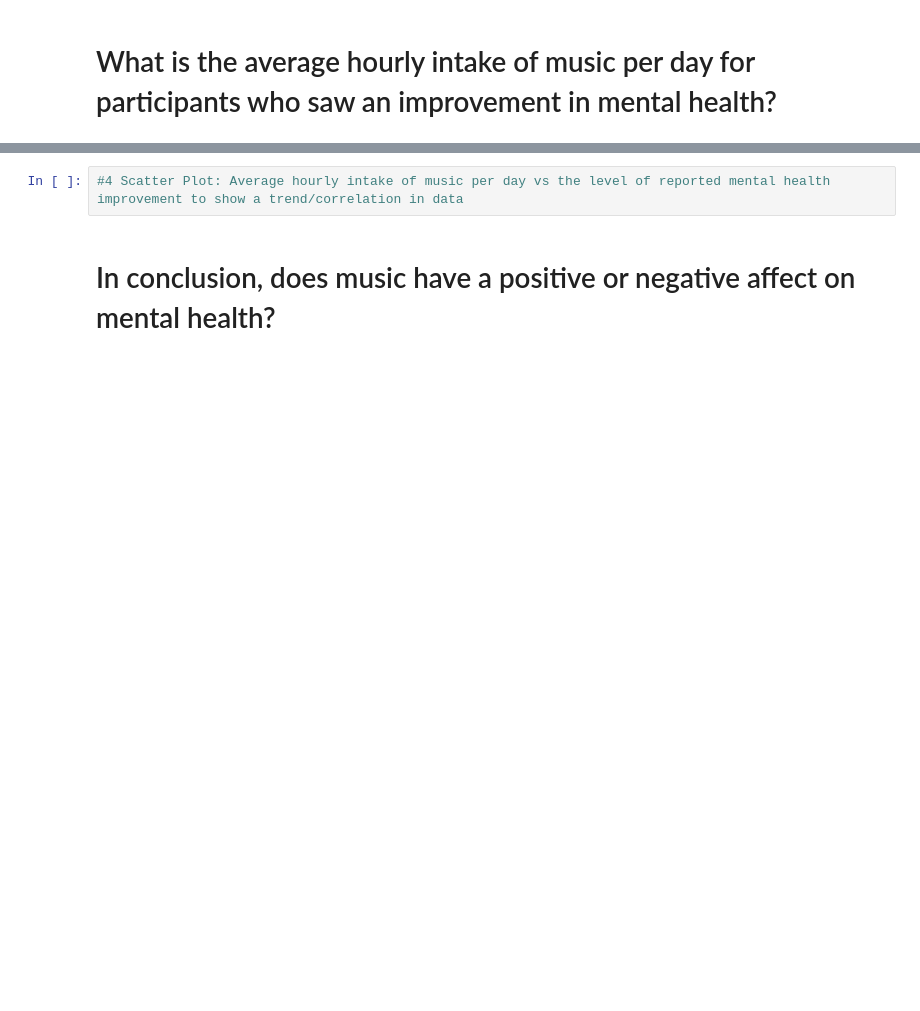
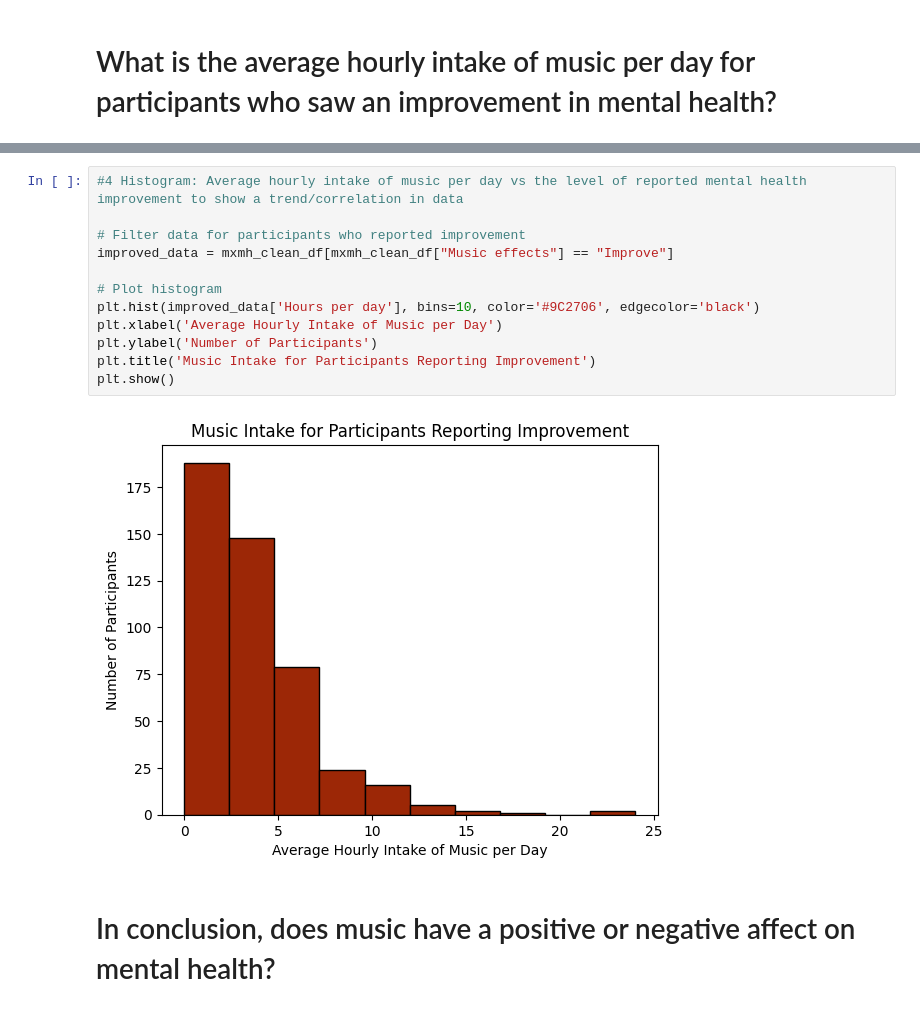
Before and after one commit to karinaahumada01/project-1, a Jupyter notebook: mxmh_main_analysis.ipynb, the cells around one changed output, grey strips where cells are left out. Cells and saved outputs as stored; diff of their text form; blank space fills up the shorter version.

```diff
--- a/mxmh_main_analysis.ipynb
+++ b/mxmh_main_analysis.ipynb
@@ -261,5 +257,17 @@ for issue in mental_health_issues:
 # %%
-#4 Scatter Plot: Average hourly intake of music per day vs the level of reported mental health improvement to show a trend/correlation in data
+#4 Histogram: Average hourly intake of music per day vs the level of reported mental health improvement to show a trend/correlation in data
+
+# Filter data for participants who reported improvement
+improved_data = mxmh_clean_df[mxmh_clean_df["Music effects"] == "Improve"]
+
+# Plot histogram
+plt.hist(improved_data['Hours per day'], bins=10, color='#9C2706', edgecolor='black')
+plt.xlabel('Average Hourly Intake of Music per Day')
+plt.ylabel('Number of Participants')
+plt.title('Music Intake for Participants Reporting Improvement')
+plt.show()
+# %% [output]
+[figure, added]
 # %% [markdown]
 # In conclusion, does music have a positive or negative affect on mental health?
 # %%
```
Also changed, not shown: parts of 3 cells of this notebook.
